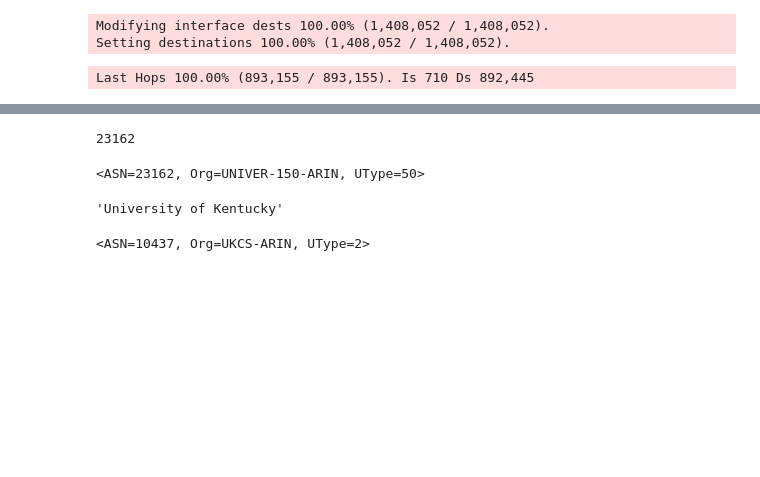
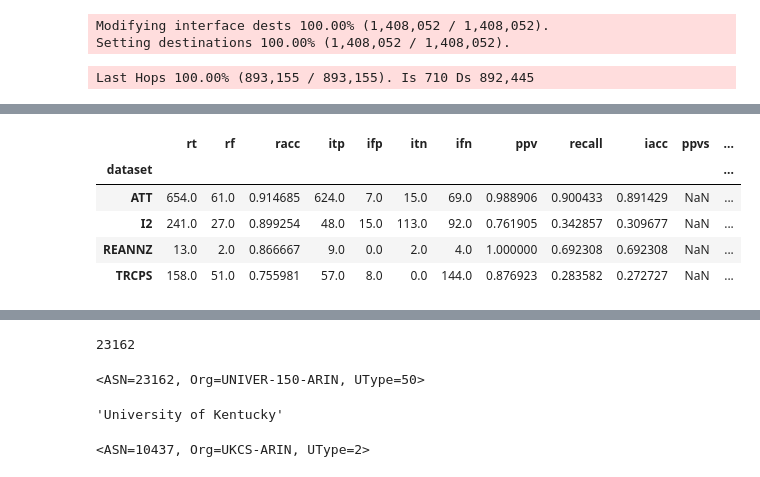
Before and after one commit to alexmarder/bdrmapit, a Jupyter notebook: Untitled1.ipynb, the cells around one changed output, grey strips where cells are left out. Drawn from its saved outputs; the diff is of its cells as text; code cells hidden in the pictures; blank space fills up the shorter version.

```diff
--- a/Untitled1.ipynb
+++ b/Untitled1.ipynb
@@ -74,0 +133,10 @@ r1.advance()
+# %%
+rv1 = verify.verify(verify_interfaces_succ, r1, Updates())
+rv1.groupby('dataset').apply(comparison)
+# %% [output]
+|  | rt | rf | racc | itp | ifp | itn | ifn | ppv | recall | iacc | ppvs | ... |
+| dataset |  |  |  |  |  |  |  |  |  |  |  | ... |
+| ATT | 654.0 | 61.0 | 0.914685 | 624.0 | 7.0 | 15.0 | 69.0 | 0.988906 | 0.900433 | 0.891429 | NaN | ... |
+| I2 | 241.0 | 27.0 | 0.899254 | 48.0 | 15.0 | 113.0 | 92.0 | 0.761905 | 0.342857 | 0.309677 | NaN | ... |
+| REANNZ | 13.0 | 2.0 | 0.866667 | 9.0 | 0.0 | 2.0 | 4.0 | 1.000000 | 0.692308 | 0.692308 | NaN | ... |
+| TRCPS | 158.0 | 51.0 | 0.755981 | 57.0 | 8.0 | 0.0 | 144.0 | 0.876923 | 0.283582 | 0.272727 | NaN | ... |
```
Also changed, not shown: parts of 38 cells of this notebook.
